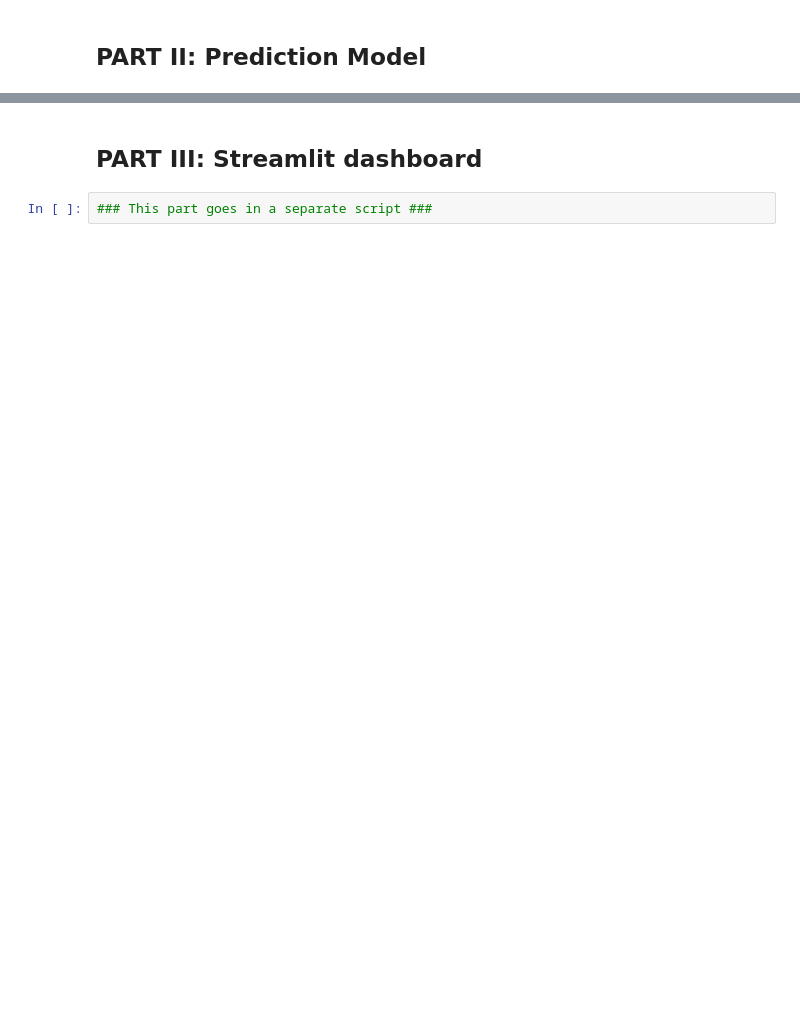
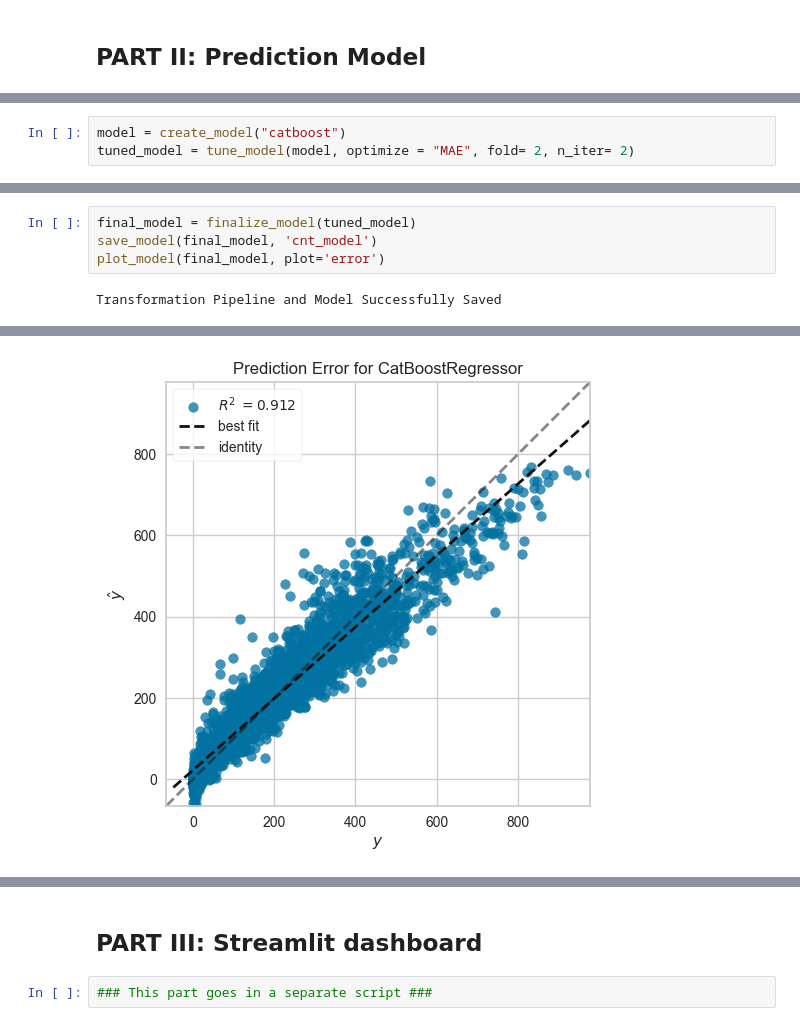
Before and after one commit to jcuenca972/mbd_python2, a Jupyter notebook: Group1_Notebook_Assignment2.ipynb, the cells around one changed output, grey strips where cells are left out. Cells and saved outputs as stored; diff of their text form; blank space fills up the shorter version.

Commit message:
Model Creation

```diff
--- a/Group1_Notebook_Assignment2.ipynb
+++ b/Group1_Notebook_Assignment2.ipynb
@@ -384,0 +341,3 @@ bike_data['hum'] = bike_data.apply(
+# %%
+model = create_model("catboost")
+tuned_model = tune_model(model, optimize = "MAE", fold= 2, n_iter= 2)
@@ -384,0 +359,6 @@ bike_data['hum'] = bike_data.apply(
+# %%
+final_model = finalize_model(tuned_model)
+save_model(final_model, 'cnt_model')
+plot_model(final_model, plot='error')
+# %% [output]
+Transformation Pipeline and Model Successfully Saved
@@ -384,0 +366 @@ bike_data['hum'] = bike_data.apply(
+[figure, added]
```
Also changed, not shown: parts of 50 cells of this notebook, 2 other files.
